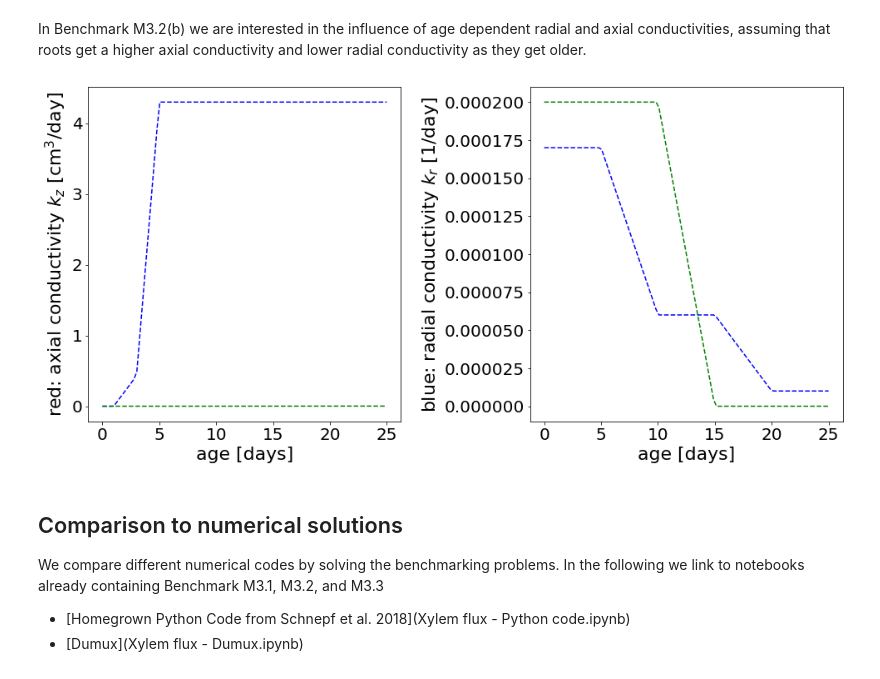
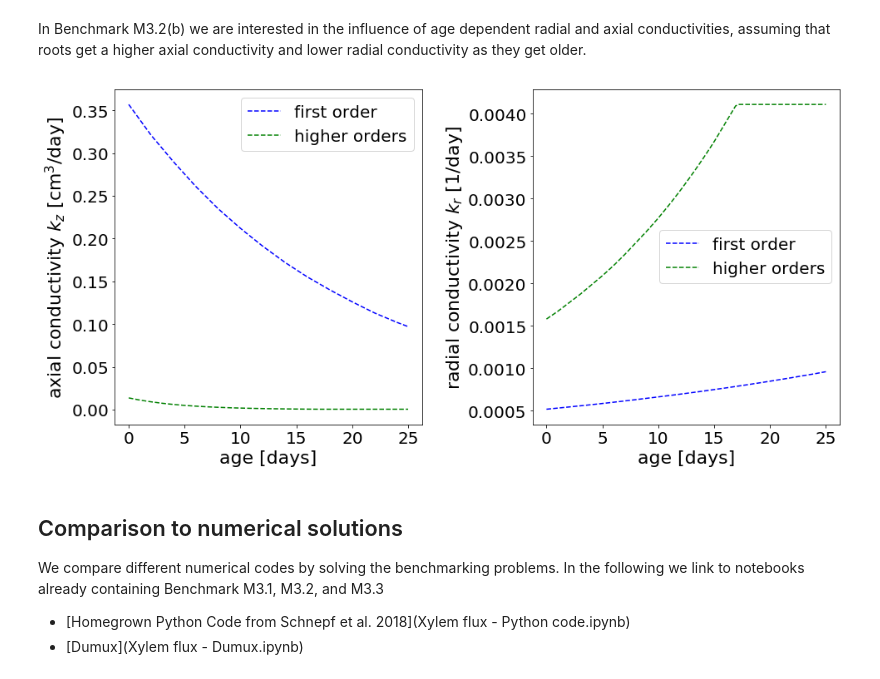
Before and after one commit to RSA-benchmarks/collaborative-comparison, a Jupyter notebook: Water flow in roots.ipynb, the cells around one changed output. Saved outputs shown, nothing was run; the diff lists cells and outputs as text; code cells hidden in the pictures.

```diff
--- a/Water flow in roots.ipynb
+++ b/Water flow in roots.ipynb
@@ -203,33 +203,43 @@ p0 = -500         # dirichlet bc at top [cm]
 Since there is no analytical solution available to this problem, we can validate numerical codes by inter-comparison.
 # %% [markdown]
 In Benchmark M3.2(b) we are interested in the influence of age dependent radial and axial conductivities, assuming that roots get a higher axial conductivity and lower radial conductivity as they get older.
-# %%
-from scipy import interpolate
-kx0 = np.array([[0,0], [1,0], [3,0.43], [5, 4.3]])
-kr0 = np.array([[0,1.7e-4], [5,1.7e-4], [10,6e-5], [15,6e-5], [20,1e-5]])
-kx1 = np.array([[0,0], [5,0], [10,1e-4], [12,6e-4], [23,1.7e-3]])
-kr1 = np.array([[0,2e-4], [10,2e-4], [15,0]])
-kx0_ = interpolate.interp1d(kx0[:,0], kx0[:,1], fill_value = 4.3, bounds_error = False)
-kr0_ = interpolate.interp1d(kr0[:,0], kr0[:,1], fill_value = 1e-5, bounds_error = False)
-kx1_ = interpolate.interp1d(kx1[:,0], kx1[:,1], fill_value = 1.7e-3, bounds_error = False)
-kr1_ = interpolate.interp1d(kr1[:,0], kr1[:,1], fill_value = 0, bounds_error = False)
-
-# Plot function # todo twin axes for kx would be nice
-fig, (ax1, ax2) = plt.subplots(1, 2, figsize=(14, 7))
-age_ = np.linspace(0,25,100)
-ax1.plot(age_,kx0_(age_), "b--")
-ax1.plot(age_,kx1_(age_), "g--")
-ax1.set_xlabel("age [days]")
-ax1.set_ylabel("red: axial conductivity $k_z$ [cm$^3$/day]")
-ax2.plot(age_,kr0_(age_), "b--")
-ax2.plot(age_,kr1_(age_), "g--")
-ax2.set_ylabel("blue: radial conductivity $k_r$ [1/day]")
-ax2.set_xlabel("age [days]")
-
-fig.tight_layout()
-plt.show()
-# %% [output]
-[figure, removed]
+# %%
+from scipy import interpolate
+kx0 = np.array([[0,3.57E-01],[2,3.21E-01],[4,2.90E-01],[6,2.61E-01],[8,2.35E-01],[10,2.12E-01],[12,1.91E-01],
+                [14,1.72E-01],[16,1.55E-01],[18,1.40E-01],[20,1.26E-01],[22,1.13E-01],[24,1.02E-01],[26,9.21E-02],
+                [28,8.30E-02],[30,7.48E-02],[32,6.74E-02]])
+kr0 = np.array([[0,5.17E-04],[2,5.43E-04],[4,5.70E-04],[6,5.99E-04],[8,6.30E-04],[10,6.62E-04],[12,6.95E-04],
+                [14,7.30E-04],[16,7.67E-04],[18,8.06E-04],[20,8.47E-04],[22,8.90E-04],[24,9.35E-04],[26,9.83E-04],
+                [28,1.03E-03],[30,1.09E-03],[32,1.14E-03]])
+kx1 = np.array([[0,1.36E-02],[1,1.11E-02],[2,9.03E-03],[3,7.34E-03],[4,5.97E-03],[5,4.86E-03],[6,3.95E-03],
+                [7,3.21E-03],[8,2.61E-03],[9,2.12E-03],[10,1.73E-03],[11,1.41E-03],[12,1.14E-03],[13,9.30E-04],
+                [14,7.56E-04],[15,6.15E-04],[16,5.00E-04],[17,4.07E-04]])
+kr1 = np.array([[0,1.58E-03],[1,1.67E-03],[2,1.77E-03],[3,1.87E-03],[4,1.98E-03],[5,2.09E-03],[6,2.21E-03],
+                [7,2.34E-03],[8,2.48E-03],[9,2.62E-03],[10,2.77E-03],[11,2.93E-03],[12,3.10E-03],[13,3.28E-03],
+                [14,3.47E-03],[15,3.67E-03],[16,3.89E-03],[17,4.11E-03]])
+kx0_ = interpolate.interp1d(kx0[:,0], kx0[:,1])
+kr0_ = interpolate.interp1d(kr0[:,0], kr0[:,1])
+kx1_ = interpolate.interp1d(kx1[:,0], kx1[:,1], fill_value = 4.07E-04, bounds_error = False)
+kr1_ = interpolate.interp1d(kr1[:,0], kr1[:,1], fill_value = 4.11E-03, bounds_error = False)
+
+# Plot function
+fig, (ax1, ax2) = plt.subplots(1, 2, figsize=(14, 7))
+age_ = np.linspace(0,25,100)
+ax1.plot(age_,kx0_(age_), "b--")
+ax1.plot(age_,kx1_(age_), "g--")
+ax1.set_xlabel("age [days]")
+ax1.set_ylabel("axial conductivity $k_z$ [cm$^3$/day]")
+ax1.legend(["first order", "higher orders"])
+ax2.plot(age_,kr0_(age_), "b--")
+ax2.plot(age_,kr1_(age_), "g--")
+ax2.set_ylabel("radial conductivity $k_r$ [1/day]")
+ax2.set_xlabel("age [days]")
+ax2.legend(["first order", "higher orders"])
+
+fig.tight_layout()
+plt.show()
+# %% [output]
+[figure, added]
 # %% [markdown]
 ## Comparison to numerical solutions
 
```
Also changed, not shown: parts of 5 cells of this notebook, 10 other files.
